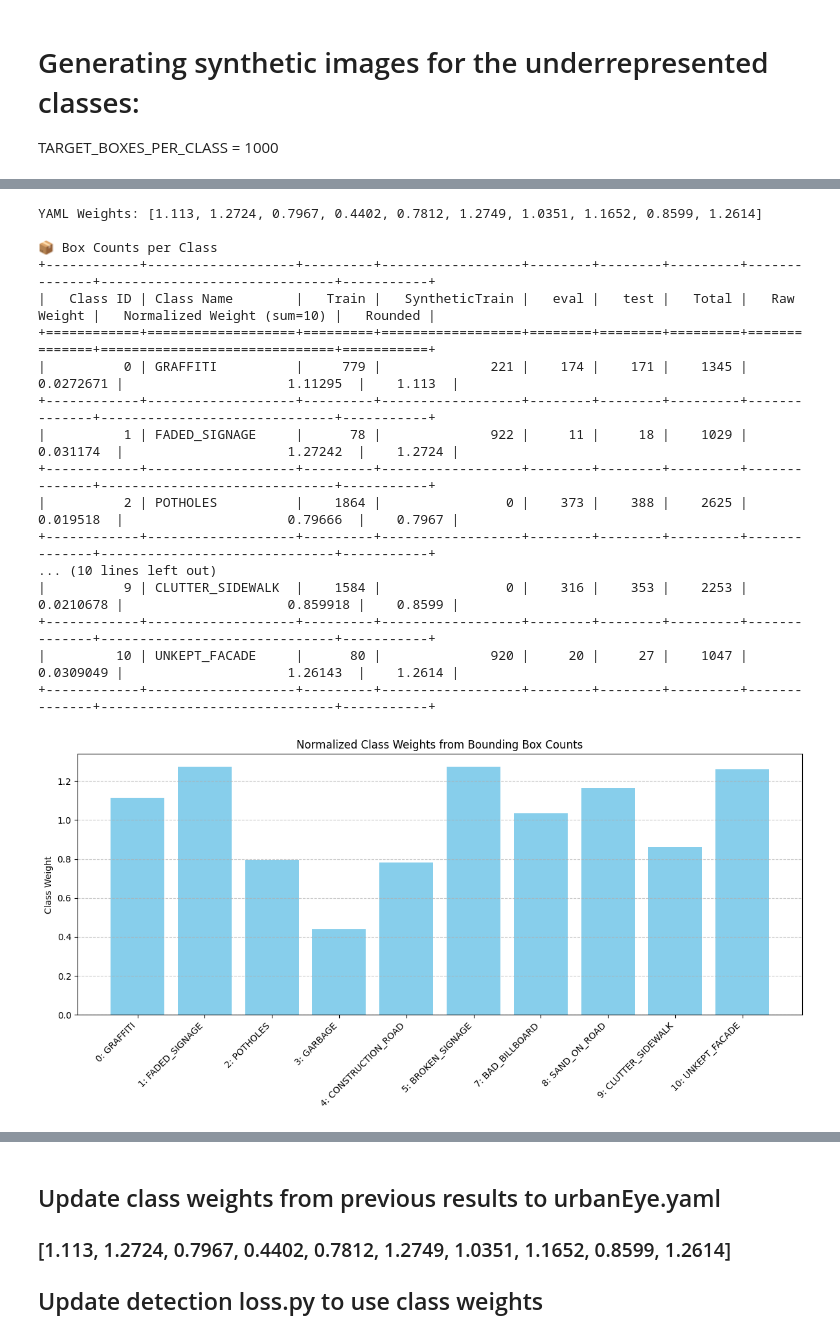
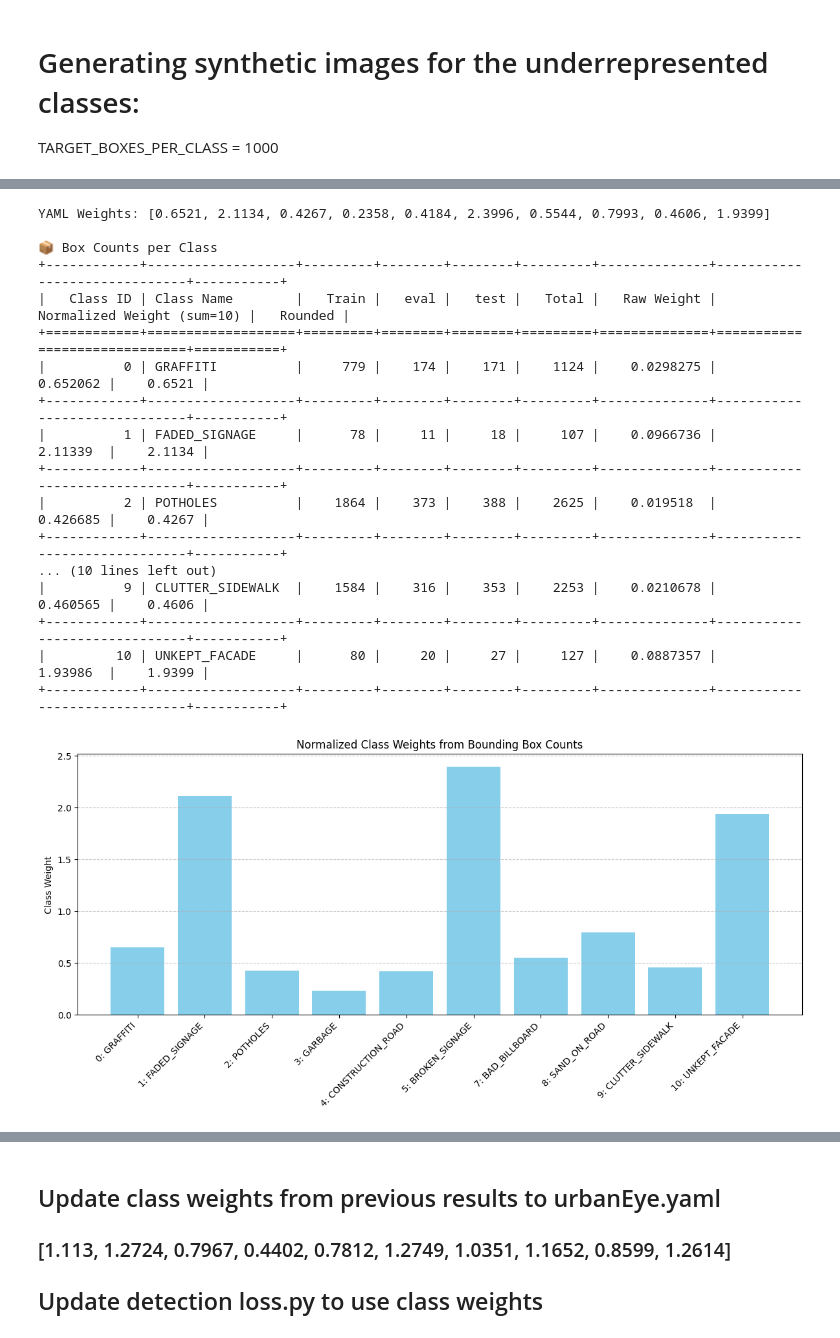
Before and after one commit to BRAIN-Lab-AI/Smart-Surveillance-for-Cleaner-Cityscapes, a Jupyter notebook: preprocessing_data2.ipynb, the cells around one changed output, grey strips where cells are left out. Drawn from its saved outputs; the diff is of its cells as text; code cells hidden in the pictures.

Commit message:
with synth

```diff
--- a/preprocessing_data2.ipynb
+++ b/preprocessing_data2.ipynb
@@ -725,7 +736,7 @@ SHOW_ONLY_TOTAL = False  # set to False to skip weight calculation
 # CONFIG
 LABEL_DIRS = {
     "Train": Path("../datasets/urbanEye/dataset/labels/train"),
-    "SyntheticTrain": Path("../datasets/urbanEye/dataset/synthetic/labels"),
+    # "SyntheticTrain": Path("../datasets/urbanEye/dataset/synthetic/labels"),
     "eval": Path("../datasets/urbanEye/dataset/labels/eval"),
     "test": Path("../datasets/urbanEye/dataset/labels/test"),
 }
@@ -795,46 +806,46 @@ if SHOW_WEIGHTS:
     # Prepare final weight list
     yaml_weights_from_df = df_boxes["Rounded"].tolist()
 
     print("YAML Weights:", yaml_weights_from_df)
 
 # Display tables
 print("\n📦 Box Counts per Class")
 # print(tabulate((df_boxes[['Total']] if SHOW_ONLY_TOTAL else df_boxes).reset_index().rename(columns={"index": "Class Name"}), headers="keys", tablefmt="grid"))
 
 print(tabulate((df_boxes[['Total']] if SHOW_ONLY_TOTAL else df_boxes), headers="keys", tablefmt="grid", showindex=False))
 
 if SHOW_WEIGHTS:
     # Plot the class weights as a bar chart
     plt.figure(figsize=(12, 6))
     x_labels = df_boxes["Class ID"].astype(str) + ": " + df_boxes["Class Name"]
     plt.bar(x_labels, df_boxes["Rounded"], color='skyblue')
     # plt.bar(df_boxes.index, df_boxes["Rounded"], color='skyblue')
     plt.ylabel("Class Weight")
     plt.title("Normalized Class Weights from Bounding Box Counts")
     plt.xticks(rotation=45, ha='right')
     plt.grid(axis='y', linestyle='--', alpha=0.7)
     plt.tight_layout()
     plt.show()
 
 print("\n🖼️ Image Counts per Class")
 print(tabulate(df_images, headers="keys", tablefmt="grid", showindex=False))
 # %% [output]
-YAML Weights: [1.113, 1.2724, 0.7967, 0.4402, 0.7812, 1.2749, 1.0351, 1.1652, 0.8599, 1.2614]
+YAML Weights: [0.6521, 2.1134, 0.4267, 0.2358, 0.4184, 2.3996, 0.5544, 0.7993, 0.4606, 1.9399]
 
 📦 Box Counts per Class
-+------------+-------------------+---------+------------------+--------+--------+---------+--------------+------------------------------+-----------+
-|   Class ID | Class Name        |   Train |   SyntheticTrain |   eval |   test |   Total |   Raw Weight |   Normalized Weight (sum=10) |   Rounded |
-+============+===================+=========+==================+========+========+=========+==============+==============================+===========+
-|          0 | GRAFFITI          |     779 |              221 |    174 |    171 |    1345 |    0.0272671 |                     1.11295  |    1.113  |
-+------------+-------------------+---------+------------------+--------+--------+---------+--------------+------------------------------+-----------+
-|          1 | FADED_SIGNAGE     |      78 |              922 |     11 |     18 |    1029 |    0.031174  |                     1.27242  |    1.2724 |
-+------------+-------------------+---------+------------------+--------+--------+---------+--------------+------------------------------+-----------+
-|          2 | POTHOLES          |    1864 |                0 |    373 |    388 |    2625 |    0.019518  |                     0.79666  |    0.7967 |
-+------------+-------------------+---------+------------------+--------+--------+---------+--------------+------------------------------+-----------+
++------------+-------------------+---------+--------+--------+---------+--------------+------------------------------+-----------+
+|   Class ID | Class Name        |   Train |   eval |   test |   Total |   Raw Weight |   Normalized Weight (sum=10) |   Rounded |
++============+===================+=========+========+========+=========+==============+==============================+===========+
+|          0 | GRAFFITI          |     779 |    174 |    171 |    1124 |    0.0298275 |                     0.652062 |    0.6521 |
++------------+-------------------+---------+--------+--------+---------+--------------+------------------------------+-----------+
+|          1 | FADED_SIGNAGE     |      78 |     11 |     18 |     107 |    0.0966736 |                     2.11339  |    2.1134 |
++------------+-------------------+---------+--------+--------+---------+--------------+------------------------------+-----------+
+|          2 | POTHOLES          |    1864 |    373 |    388 |    2625 |    0.019518  |                     0.426685 |    0.4267 |
++------------+-------------------+---------+--------+--------+---------+--------------+------------------------------+-----------+
 ... (10 lines left out)
-|          9 | CLUTTER_SIDEWALK  |    1584 |                0 |    316 |    353 |    2253 |    0.0210678 |                     0.859918 |    0.8599 |
-+------------+-------------------+---------+------------------+--------+--------+---------+--------------+------------------------------+-----------+
-|         10 | UNKEPT_FACADE     |      80 |              920 |     20 |     27 |    1047 |    0.0309049 |                     1.26143  |    1.2614 |
-+------------+-------------------+---------+------------------+--------+--------+---------+--------------+------------------------------+-----------+
+|          9 | CLUTTER_SIDEWALK  |    1584 |    316 |    353 |    2253 |    0.0210678 |                     0.460565 |    0.4606 |
++------------+-------------------+---------+--------+--------+---------+--------------+------------------------------+-----------+
+|         10 | UNKEPT_FACADE     |      80 |     20 |     27 |     127 |    0.0887357 |                     1.93986  |    1.9399 |
++------------+-------------------+---------+--------+--------+---------+--------------+------------------------------+-----------+
-[figure, old version]
+[figure, new version]
 🖼️ Image Counts per Class
```
Also changed, not shown: parts of 2 cells of this notebook, 32 other files.
